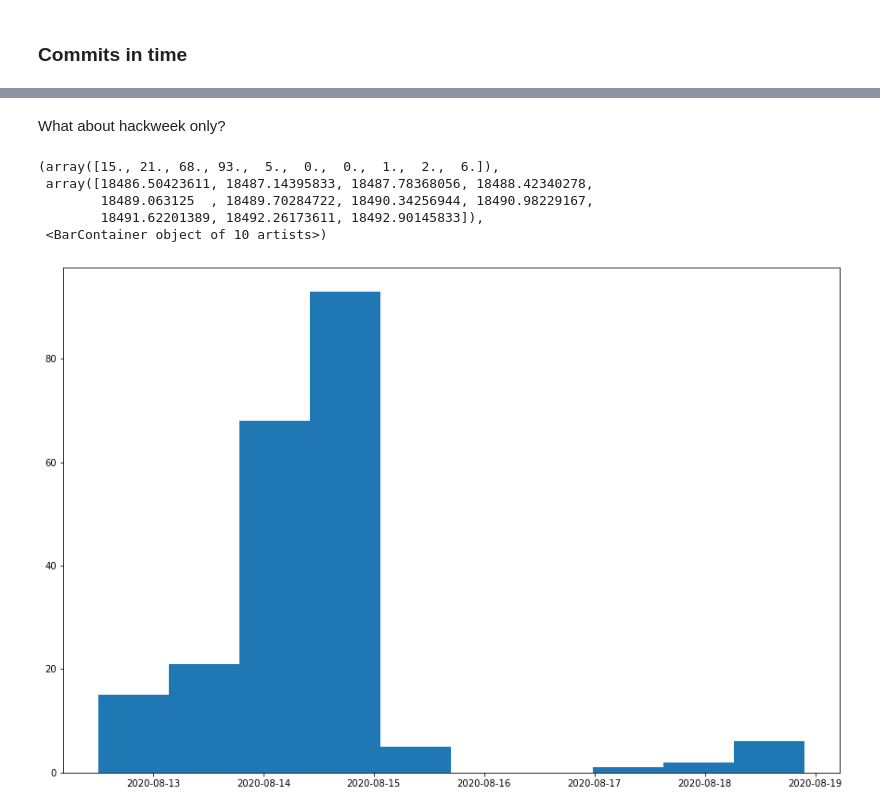
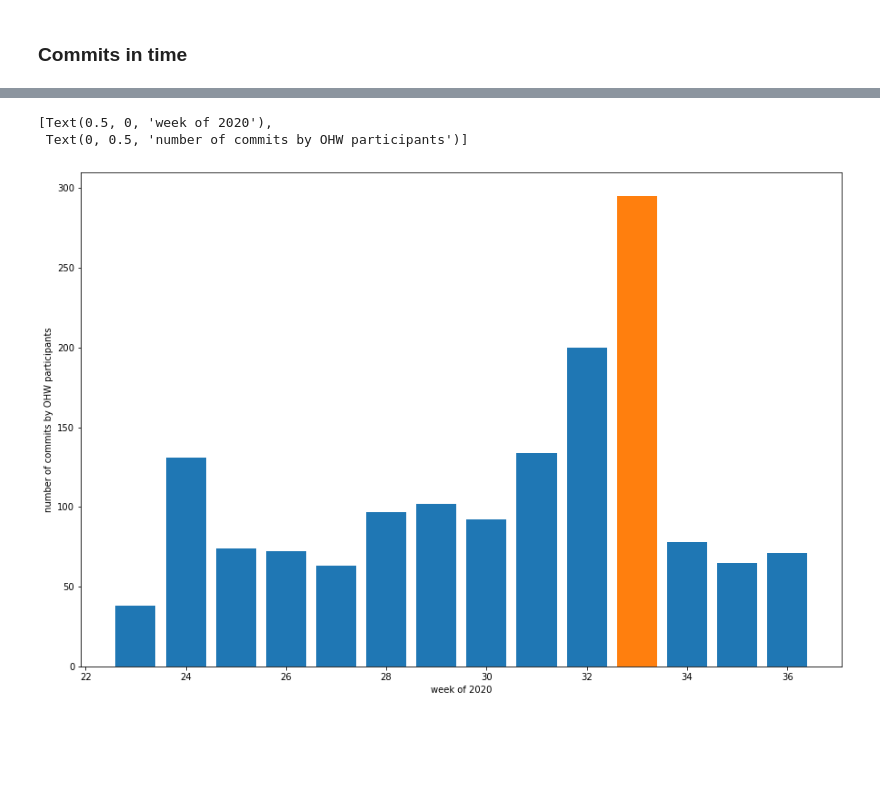
Before and after one commit to callumrollo/github-scraper, a Jupyter notebook: ohw_analysis.ipynb, the cells around one changed output, grey strips where cells are left out. Cells and saved outputs as stored; diff of their text form; code cells hidden in the pictures; blank space fills up the shorter version.

```diff
--- a/ohw_analysis.ipynb
+++ b/ohw_analysis.ipynb
@@ -36,12 +32,13 @@ ax.hist(df.index)
-# %% [markdown]
-What about hackweek only?
-# %%
-fig, ax = plt.subplots(figsize=(15,10))
-ax.hist(df_ohw20.index)
-# %% [output]
-(array([15., 21., 68., 93.,  5.,  0.,  0.,  1.,  2.,  6.]),
- array([18486.50423611, 18487.14395833, 18487.78368056, 18488.42340278,
-        18489.063125  , 18489.70284722, 18490.34256944, 18490.98229167,
-        18491.62201389, 18492.26173611, 18492.90145833]),
- <BarContainer object of 10 artists>)
-[figure, removed]
+# %%
+weekly_commits = df.author.groupby(df.index.week).count()
+df_hw = df[df.index.week==33]
+hw_commits = df_hw.author.groupby(df_hw.index.week).count()
+# %%
+fig, ax = plt.subplots(figsize=(15,10))
+ax.bar(weekly_commits.index, weekly_commits.values)
+ax.bar(hw_commits.index, hw_commits.values)
+ax.set(xlabel='week of 2020', ylabel='number of commits by OHW participants')
+# %% [output]
+[Text(0.5, 0, 'week of 2020'),
+ Text(0, 0.5, 'number of commits by OHW participants')]
+[figure, added]
```
Also changed, not shown: parts of 17 cells of this notebook, 1 other file.
